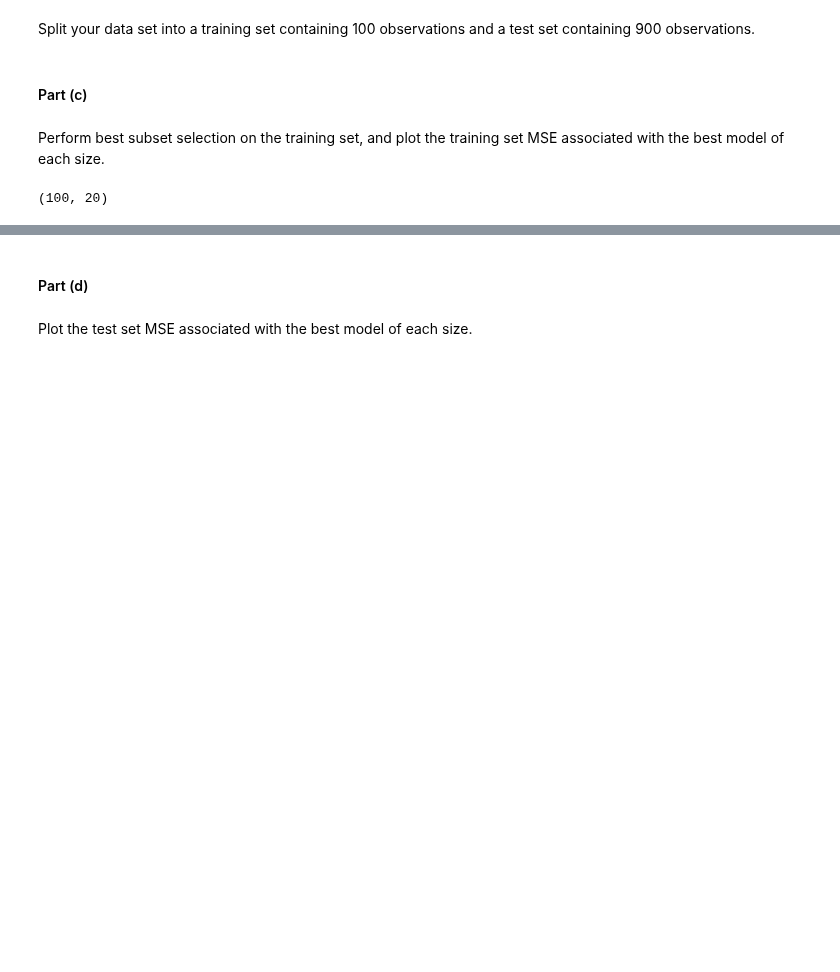
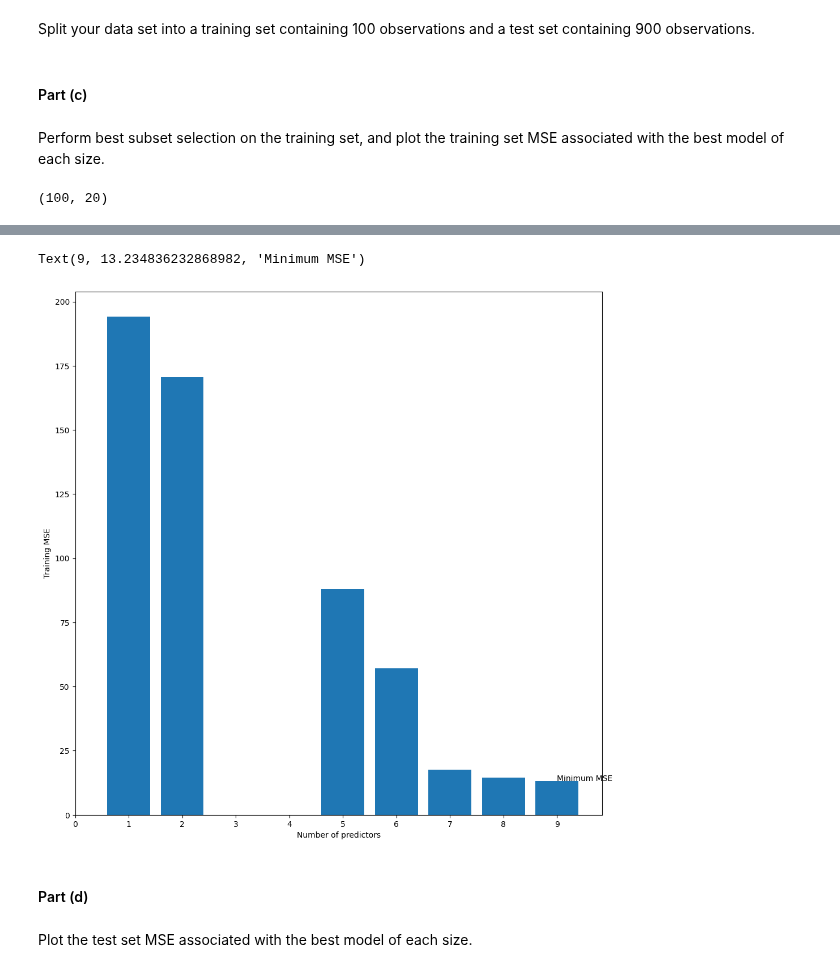
Before and after one commit to kmerkl22/k-s-ISL, a Jupyter notebook: Notebooks/Ch06-ISLexercises.ipynb, the cells around one changed output, grey strips where cells are left out. Saved outputs shown, nothing was run; the diff lists cells and outputs as text; code cells hidden in the pictures; blank space fills up the shorter version.

```diff
--- a/Notebooks/Ch06-ISLexercises.ipynb
+++ b/Notebooks/Ch06-ISLexercises.ipynb
@@ -932,6 +960,13 @@ df_train,df_test = train_test_split(df,test_size=900,random_state=0)
 Perform best subset selection on the training set, and plot the training set MSE associated with the best model of each size.
 # %%
 design = MS(df.columns.drop('Y'))
+# %%
+D = design.fit(df)
+D=D.transform(df_test)
+D = D.drop('intercept', axis=1)#Drop the intercept as the function fit_path used later fits the \n",
+# intercept separately\n",
+X_test = np.asarray(D)
+Y_test=np.asarray(df_test['Y'])
 # %%
 D = design.fit(df)
 D=D.transform(df_train)
@@ -992 +1027,14 @@ path[3]
  'Time_exceeded': False}
+# %%
+iteration=[1,2,3,4,8,13,15]
+pred_num=[1,2,5,6,7,8,9]
+coef_list=[]
+for i in iteration:
+    #construct a list of arrays. Each array contains the subsets coefficients
+    coef_list.append(path[i]['B'])
+    Yhat=[]
+for i in range(len(iteration)):
+    Yhat.append(np.matmul(X_train,coef_list[i]))
+    MSE=[]
+for i in range(len(Yhat)):
+    MSE.append(np.sqrt(np.mean((Yhat[i]-Y_train)**2)))
@@ -993,3 +1051,13 @@ path[3]
+# %%
+mse_fig, ax = subplots(figsize=(12,12))
+ax.bar(pred_num,MSE)
+ax.set_ylabel('Training MSE')
+ax.set_xlabel('Number of predictors')
+ax.set_xticks(np.arange(max(pred_num)+1))
+ax.annotate('Minimum MSE',(pred_num[np.argmin(MSE)],min(MSE)))
+# %% [output]
+Text(9, 13.234836232868982, 'Minimum MSE')
+[figure, added]
 # %% [markdown]
 #### Part (d)
 # %% [markdown]
```
Also changed, not shown: parts of 36 cells of this notebook.
